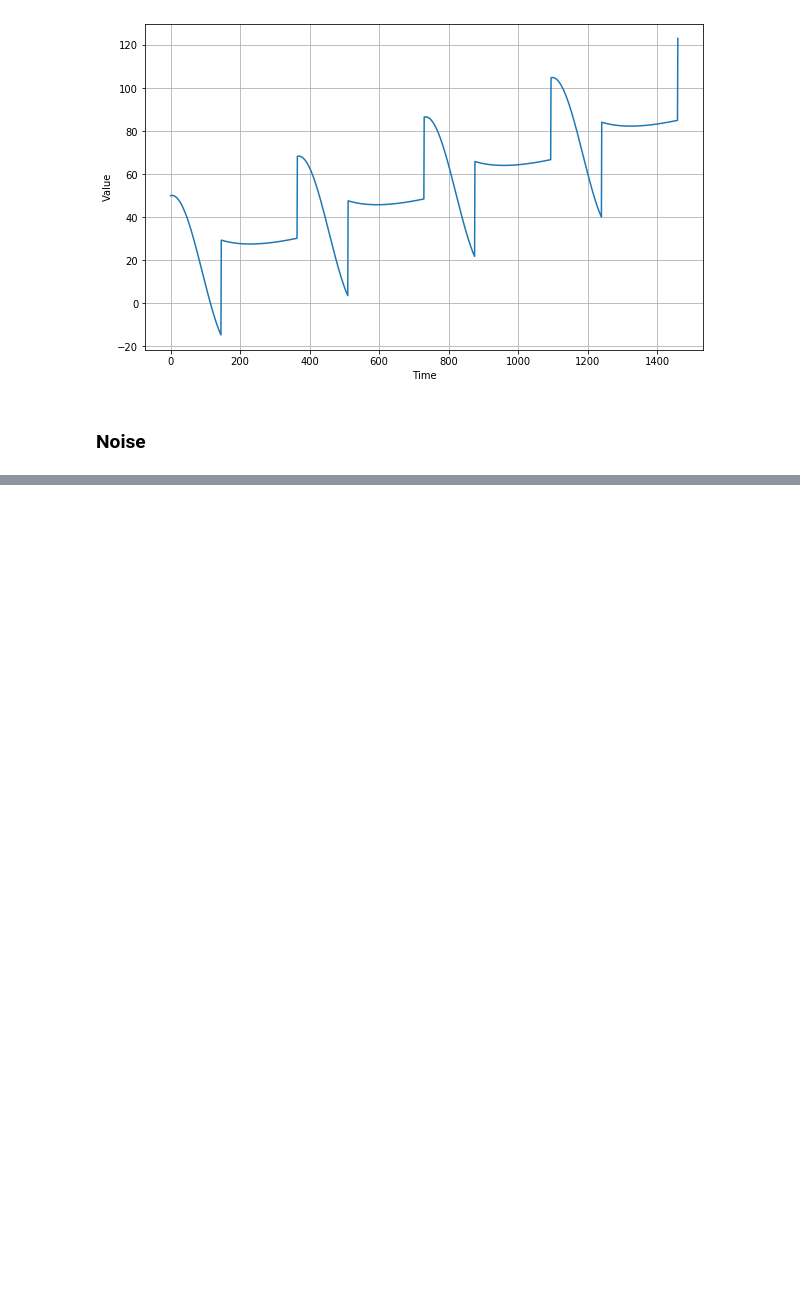
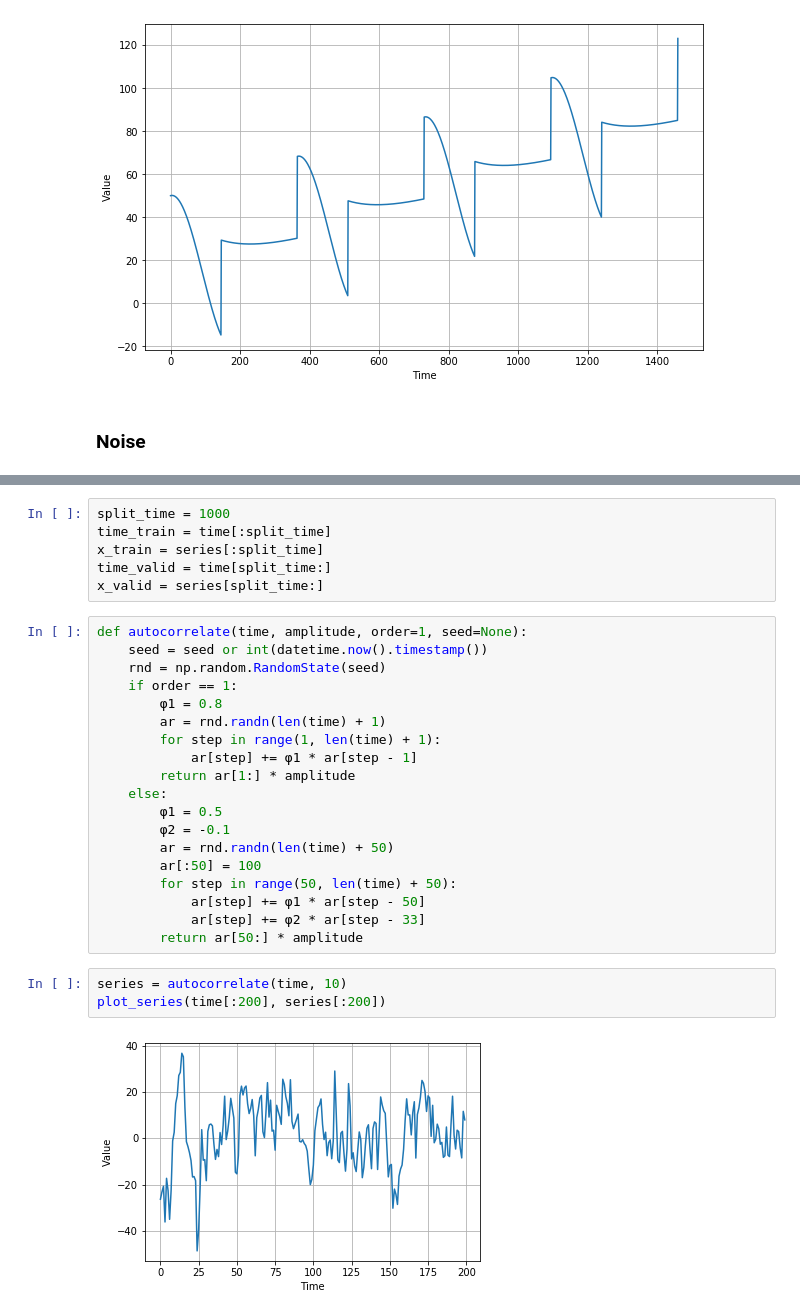
Before and after one commit to damiansp/TS, a Jupyter notebook: coursera/sequencesTSAndPrediction/01_intro_to_TS/01_sequences_and_prediction.py.ipynb, the cells around one changed output, grey strips where cells are left out. Saved outputs shown, nothing was run; the diff lists cells and outputs as text; blank space fills up the shorter version.

```diff
--- a/coursera/sequencesTSAndPrediction/01_intro_to_TS/01_sequences_and_prediction.py.ipynb
+++ b/coursera/sequencesTSAndPrediction/01_intro_to_TS/01_sequences_and_prediction.py.ipynb
@@ -81,0 +87,30 @@ time.time()
+# %%
+split_time = 1000
+time_train = time[:split_time]
+x_train = series[:split_time]
+time_valid = time[split_time:]
+x_valid = series[split_time:]
+# %%
+def autocorrelate(time, amplitude, order=1, seed=None):
+    seed = seed or int(datetime.now().timestamp())
+    rnd = np.random.RandomState(seed)
+    if order == 1:
+        φ1 = 0.8
+        ar = rnd.randn(len(time) + 1)
+        for step in range(1, len(time) + 1):
+            ar[step] += φ1 * ar[step - 1]
+        return ar[1:] * amplitude
+    else:
+        φ1 = 0.5
+        φ2 = -0.1
+        ar = rnd.randn(len(time) + 50)
+        ar[:50] = 100
+        for step in range(50, len(time) + 50):
+            ar[step] += φ1 * ar[step - 50]
+            ar[step] += φ2 * ar[step - 33]
+        return ar[50:] * amplitude
+# %%
+series = autocorrelate(time, 10)
+plot_series(time[:200], series[:200])
+# %% [output]
+[figure, added]
```
Also changed, not shown: parts of 18 cells of this notebook.
